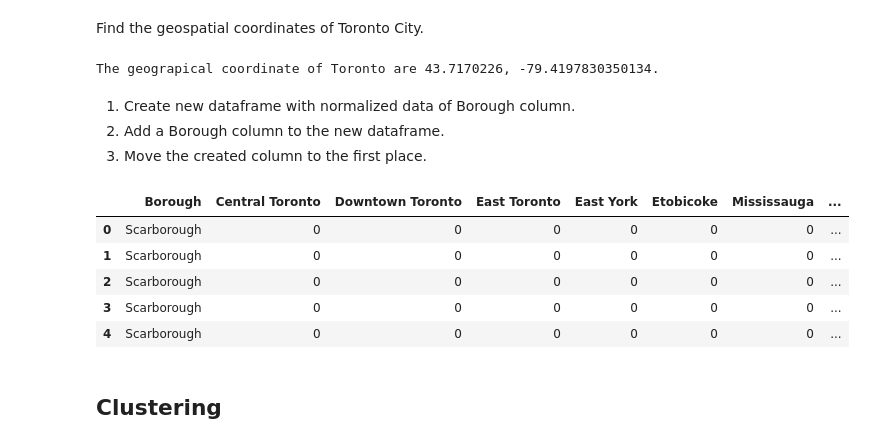
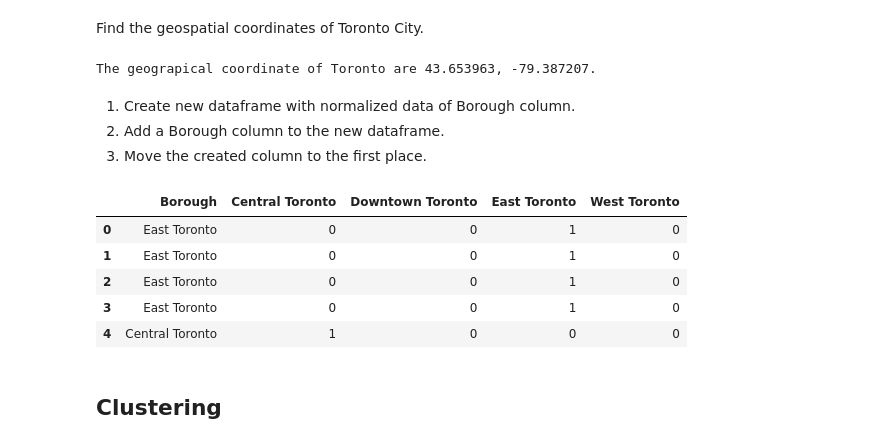
Before and after one commit to She2016/Coursera_Capstone, a Jupyter notebook: Coursera_Capstone.ipynb, the cells around one changed output. Saved outputs shown, nothing was run; the diff lists cells and outputs as text; code cells hidden in the pictures.

```diff
--- a/Coursera_Capstone.ipynb
+++ b/Coursera_Capstone.ipynb
@@ -136,7 +124,7 @@ Libraries imported.
 # %% [markdown]
 Find the geospatial coordinates of Toronto City.
 # %%
-address = 'Toronto, CA'
+address = 'Toronto'
 
 geolocator = Nominatim()
 location = geolocator.geocode(address)
@@ -144,26 +132,26 @@ latitude = location.latitude
 longitude = location.longitude
 print('The geograpical coordinate of Toronto are {}, {}.'.format(latitude, longitude))
 # %% [output]
-The geograpical coordinate of Toronto are 43.7170226, -79.4197830350134.
+The geograpical coordinate of Toronto are 43.653963, -79.387207.
 # %% [markdown]
 1. Create new dataframe with normalized data of Borough column.
 2. Add a Borough column to the new dataframe.
 3. Move the created column to the first place.
 # %%
-toronto_onehot = pd.get_dummies(df[['Borough']], prefix="", prefix_sep="")
-toronto_onehot['Borough'] = df['Borough']
+toronto_onehot = pd.get_dummies(toronto_data[['Borough']], prefix="", prefix_sep="")
+toronto_onehot['Borough'] = toronto_data['Borough']
 
 fixed_columns = [toronto_onehot.columns[-1]] + list(toronto_onehot.columns[:-1])
 toronto_onehot = toronto_onehot[fixed_columns]
 
 toronto_onehot.head()
 # %% [output]
-|  | Borough | Central Toronto | Downtown Toronto | East Toronto | East York | Etobicoke | Mississauga | ... |
-| 0 | Scarborough | 0 | 0 | 0 | 0 | 0 | 0 | ... |
-| 1 | Scarborough | 0 | 0 | 0 | 0 | 0 | 0 | ... |
-| 2 | Scarborough | 0 | 0 | 0 | 0 | 0 | 0 | ... |
-| 3 | Scarborough | 0 | 0 | 0 | 0 | 0 | 0 | ... |
-| 4 | Scarborough | 0 | 0 | 0 | 0 | 0 | 0 | ... |
+|  | Borough | Central Toronto | Downtown Toronto | East Toronto | West Toronto |
+| 0 | East Toronto | 0 | 0 | 1 | 0 |
+| 1 | East Toronto | 0 | 0 | 1 | 0 |
+| 2 | East Toronto | 0 | 0 | 1 | 0 |
+| 3 | East Toronto | 0 | 0 | 1 | 0 |
+| 4 | Central Toronto | 1 | 0 | 0 | 0 |
 # %% [markdown]
 ## Clustering
 # %% [markdown]
```
Also changed, not shown: parts of 4 cells of this notebook.
